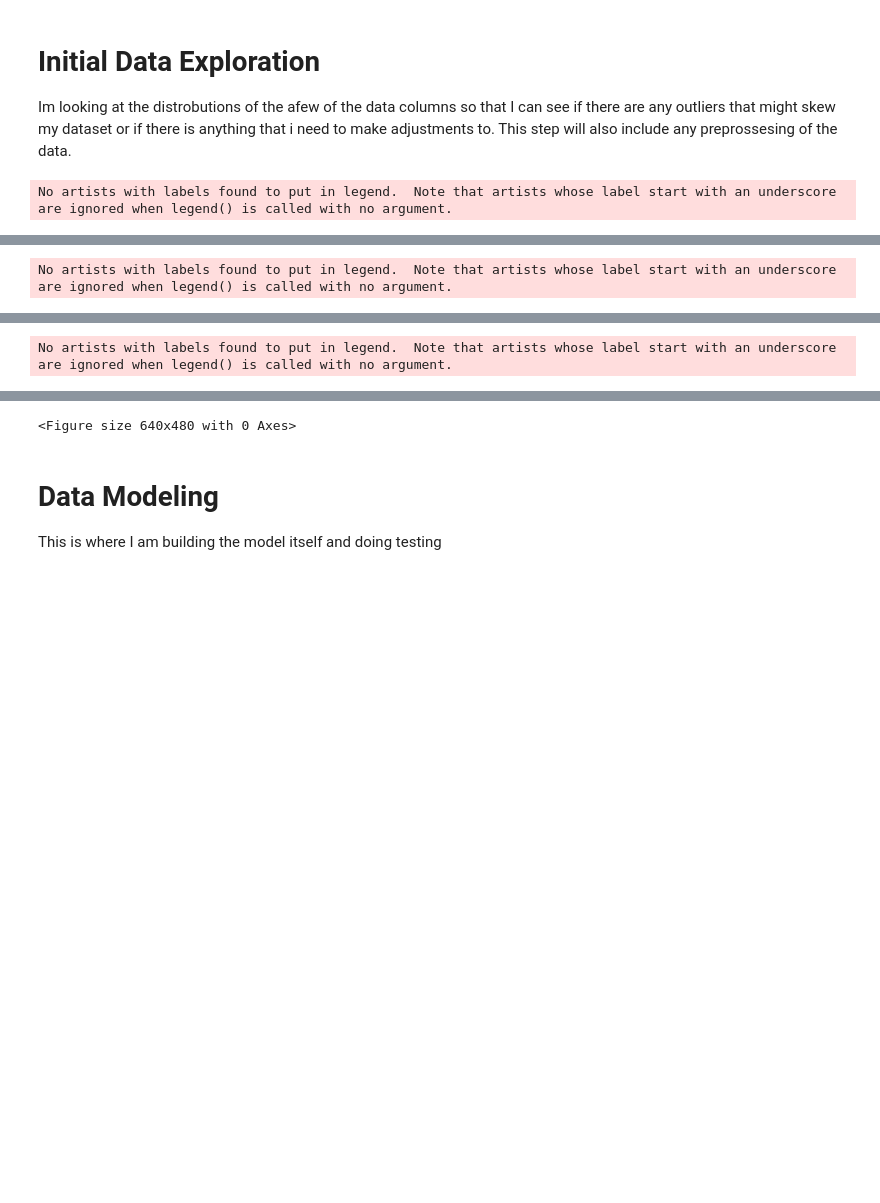
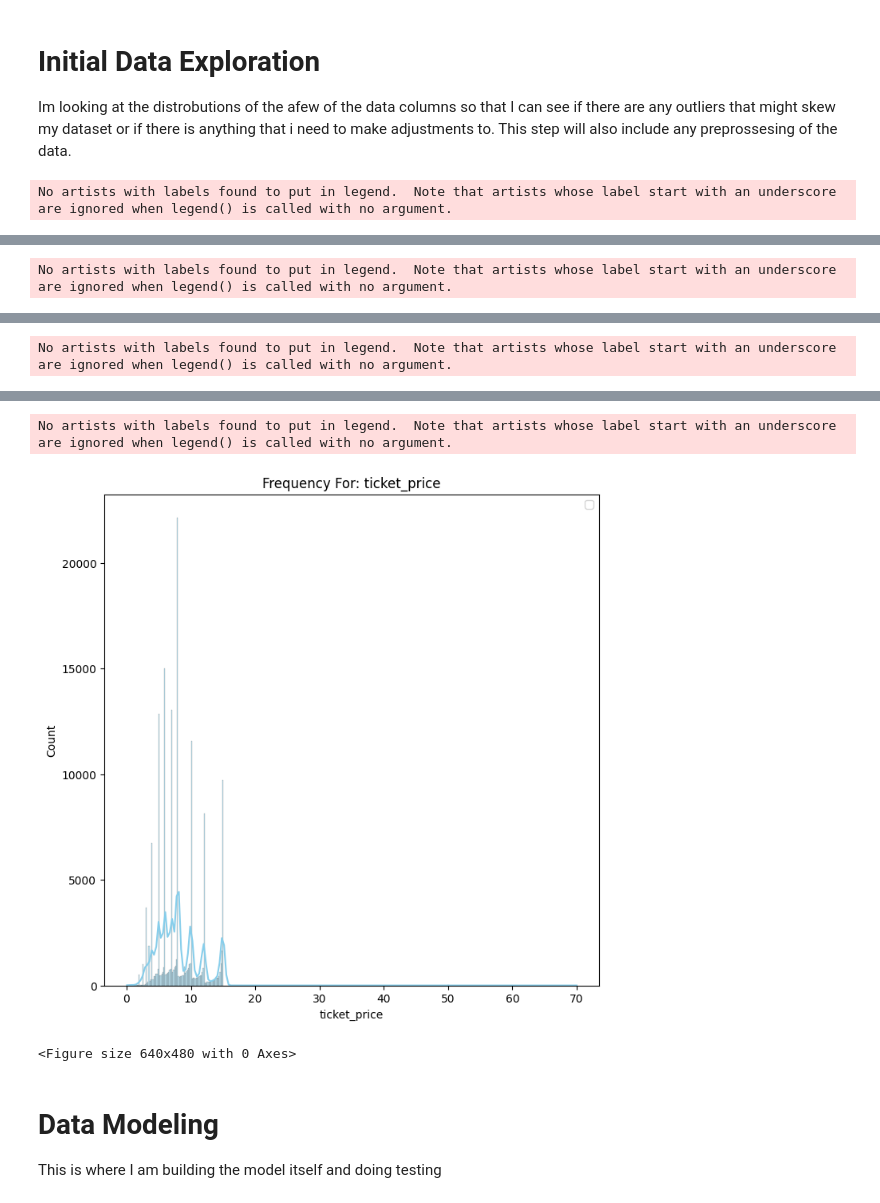
Before and after one commit to FrancoA325/PenguinClasses, a Jupyter notebook: CinemaData.ipynb, the cells around one changed output, grey strips where cells are left out. Cells and saved outputs as stored; diff of their text form; code cells hidden in the pictures; blank space fills up the shorter version.

```diff
--- a/CinemaData.ipynb
+++ b/CinemaData.ipynb
@@ -7,6 +7,9 @@ import matplotlib.pyplot as plt
 import seaborn as sns
 # %%
 ticketsIn = pd.read_csv('cinemaTicket_Ref.csv')
-ticketsIn.dropna()
+ticketsIn.dropna(inplace = True)
+ticketsIn.drop('date', axis=1, inplace=True)
+ticketsIn['ticket_price'] = ticketsIn['ticket_price'] / 10000
+print(ticketsIn.dtypes)
 print(ticketsIn.head())
 # %% [output]
@@ -35,25 +35,27 @@ print(ticketsIn.head())
 Im looking at the distrobutions of the afew of the data columns so that I can see if there are any outliers that might skew my dataset or if there is anything that i need to make adjustments to.
 This step will also include any preprossesing of the data.
 # %%
-datCols = ['total_sales', 'occu_perc', 'capacity']
+datCols = ['total_sales', 'occu_perc', 'capacity', 'ticket_price']
 
 for cols in datCols:
     plt.figure(figsize = (8, 8))
     sns.histplot(ticketsIn[cols], kde = True, color = 'skyblue')
     plt.xlabel(cols)
     plt.title("Frequency For: " + cols)
     plt.legend()
     plt.show()
 
 plt.tight_layout()
 # %% [output]
 No artists with labels found to put in legend.  Note that artists whose label start with an underscore are ignored when legend() is called with no argument.
 [figure]
 No artists with labels found to put in legend.  Note that artists whose label start with an underscore are ignored when legend() is called with no argument.
 [figure]
 No artists with labels found to put in legend.  Note that artists whose label start with an underscore are ignored when legend() is called with no argument.
 [figure]
-<Figure size 640x480 with 0 Axes>
+No artists with labels found to put in legend.  Note that artists whose label start with an underscore are ignored when legend() is called with no argument.
+[figure, added]
+<Figure size 640x480 with 0 Axes>
 # %% [markdown]
 # Data Modeling
 This is where I am building the model itself and doing testing
```
Also changed, not shown: parts of 3 cells of this notebook.
